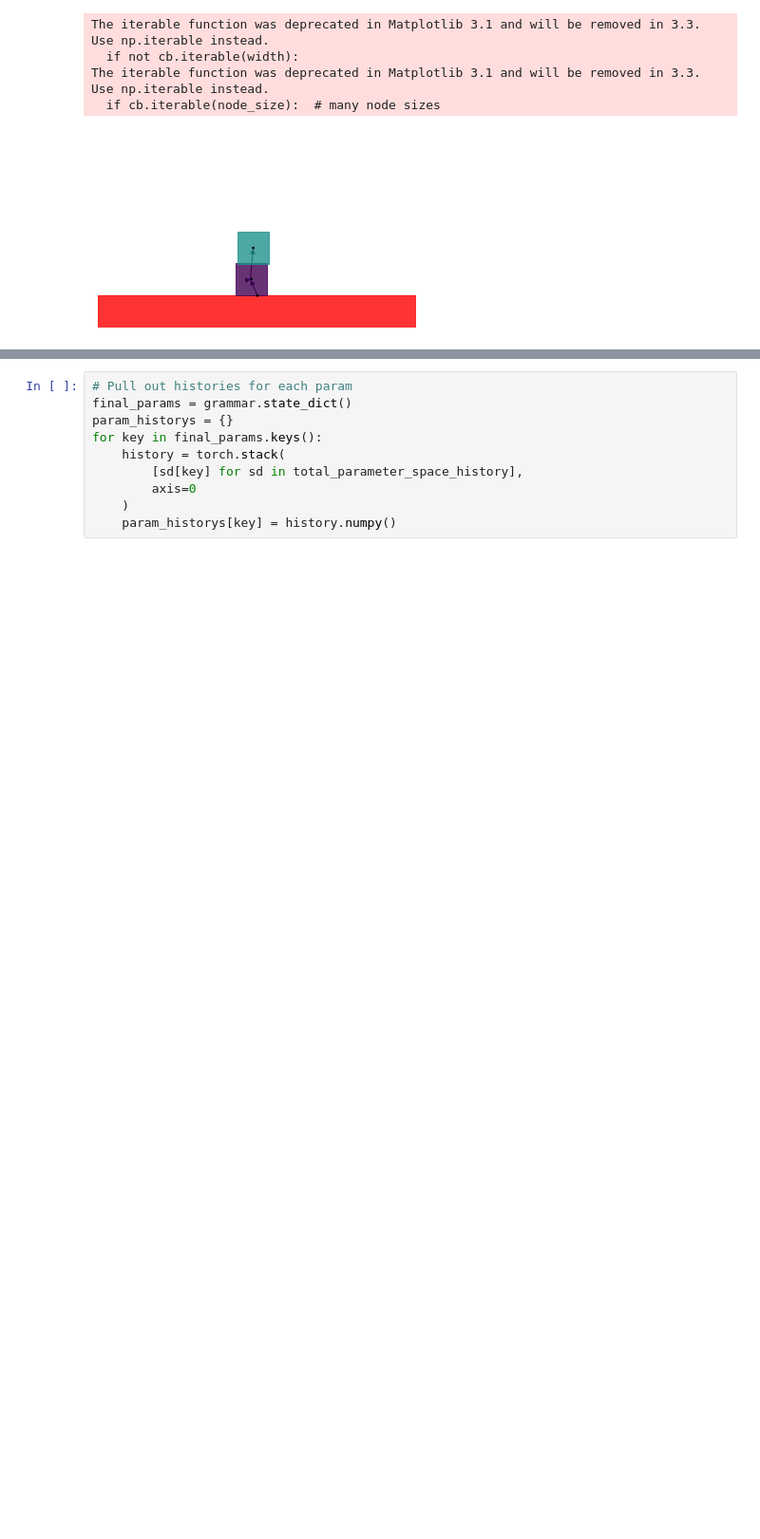
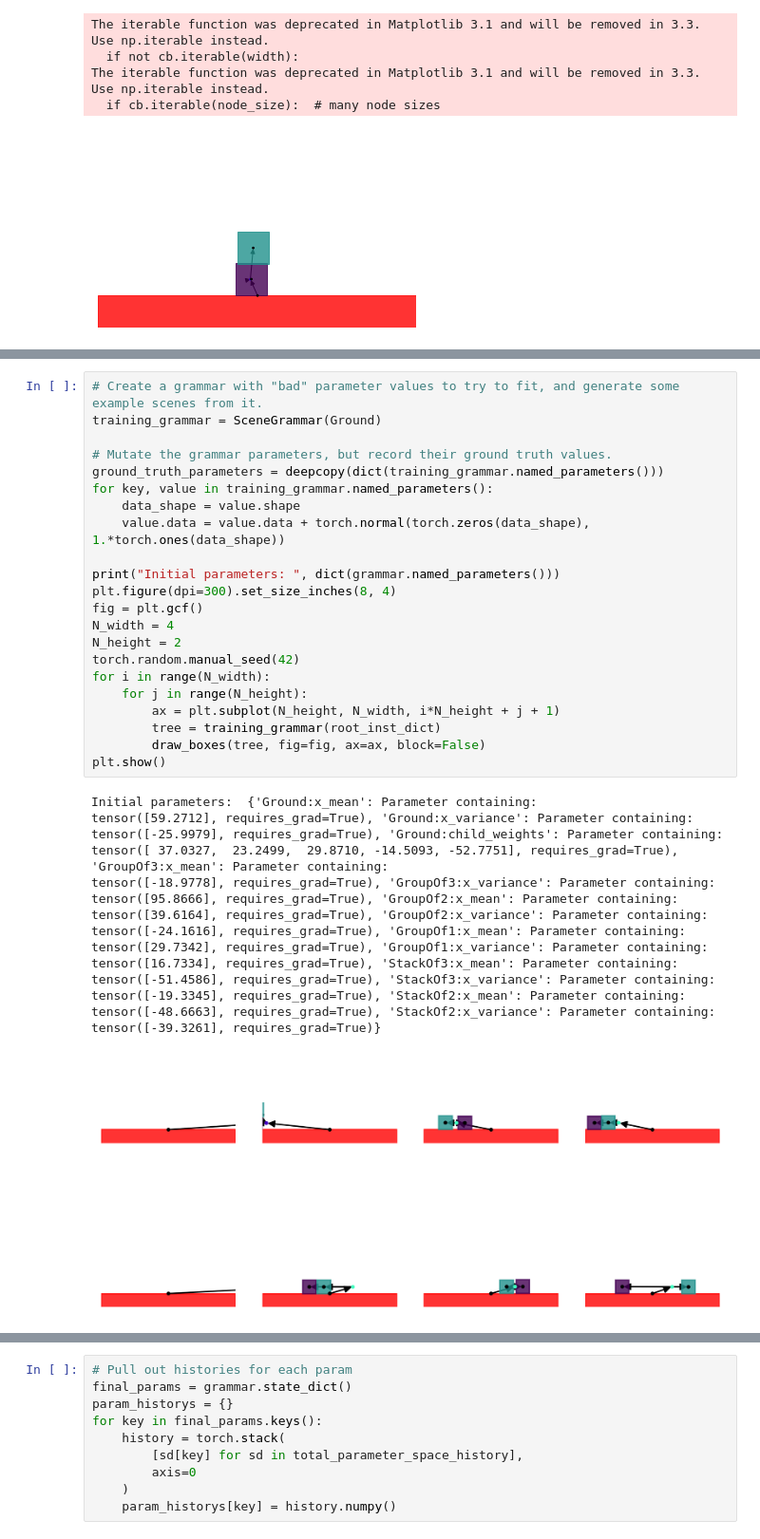
Before and after one commit to gizatt/spatial_scene_grammars, a Jupyter notebook: spatial_scene_grammars_examples/planar_box_stacks/grammar_fitting_with_grammar_encoder.ipynb, the cells around one changed output, grey strips where cells are left out. Shown at 95% size. Cells and saved outputs as stored; diff of their text form; blank space fills up the shorter version.

```diff
--- a/spatial_scene_grammars_examples/planar_box_stacks/grammar_fitting_with_grammar_encoder.ipynb
+++ b/spatial_scene_grammars_examples/planar_box_stacks/grammar_fitting_with_grammar_encoder.ipynb
@@ -162,3 +167,41 @@ The approach is to optimize the parameters in the original grammar to maximally
+# %%
+# Create a grammar with "bad" parameter values to try to fit, and generate some example scenes from it.
+training_grammar = SceneGrammar(Ground)
+
+# Mutate the grammar parameters, but record their ground truth values.
+ground_truth_parameters = deepcopy(dict(training_grammar.named_parameters()))
+for key, value in training_grammar.named_parameters():
+    data_shape = value.shape
+    value.data = value.data + torch.normal(torch.zeros(data_shape), 1.*torch.ones(data_shape))
+
+print("Initial parameters: ", dict(grammar.named_parameters()))
+plt.figure(dpi=300).set_size_inches(8, 4)
+fig = plt.gcf()
+N_width = 4
+N_height = 2
+torch.random.manual_seed(42)
+for i in range(N_width):
+    for j in range(N_height):
+        ax = plt.subplot(N_height, N_width, i*N_height + j + 1)
+        tree = training_grammar(root_inst_dict)
+        draw_boxes(tree, fig=fig, ax=ax, block=False)
+plt.show()
+# %% [output]
+Initial parameters:  {'Ground:x_mean': Parameter containing:
+tensor([59.2712], requires_grad=True), 'Ground:x_variance': Parameter containing:
+tensor([-25.9979], requires_grad=True), 'Ground:child_weights': Parameter containing:
+tensor([ 37.0327,  23.2499,  29.8710, -14.5093, -52.7751], requires_grad=True), 'GroupOf3:x_mean': Parameter containing:
+tensor([-18.9778], requires_grad=True), 'GroupOf3:x_variance': Parameter containing:
+tensor([95.8666], requires_grad=True), 'GroupOf2:x_mean': Parameter containing:
+tensor([39.6164], requires_grad=True), 'GroupOf2:x_variance': Parameter containing:
+tensor([-24.1616], requires_grad=True), 'GroupOf1:x_mean': Parameter containing:
+tensor([29.7342], requires_grad=True), 'GroupOf1:x_variance': Parameter containing:
+tensor([16.7334], requires_grad=True), 'StackOf3:x_mean': Parameter containing:
+tensor([-51.4586], requires_grad=True), 'StackOf3:x_variance': Parameter containing:
+tensor([-19.3345], requires_grad=True), 'StackOf2:x_mean': Parameter containing:
+tensor([-48.6663], requires_grad=True), 'StackOf2:x_variance': Parameter containing:
+tensor([-39.3261], requires_grad=True)}
+[figure, added]
 # %%
 # First encode every observation in the training set; the encoder is fixed, so this only needs to be done once.
 encodings = [encoder(o) for o in observed_nodes_for_training]
```
Also changed, not shown: parts of 5 cells of this notebook, 1 other file.
